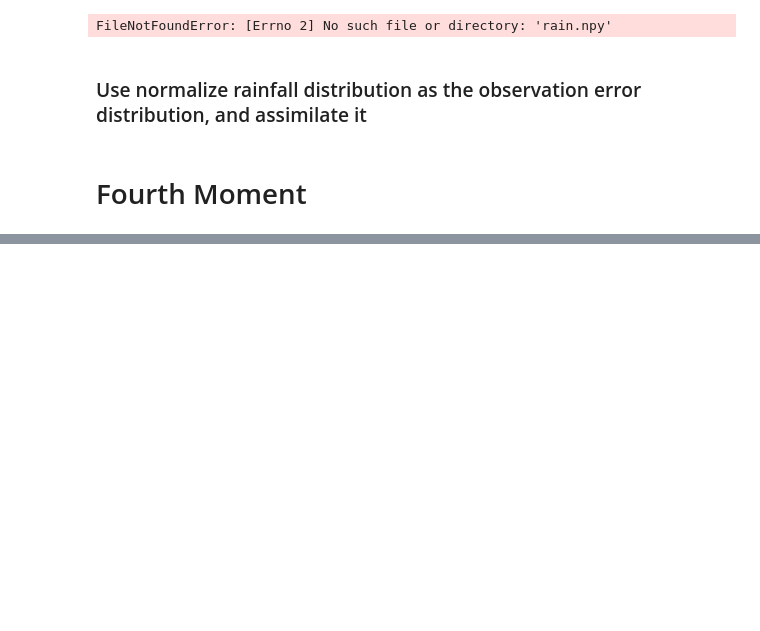
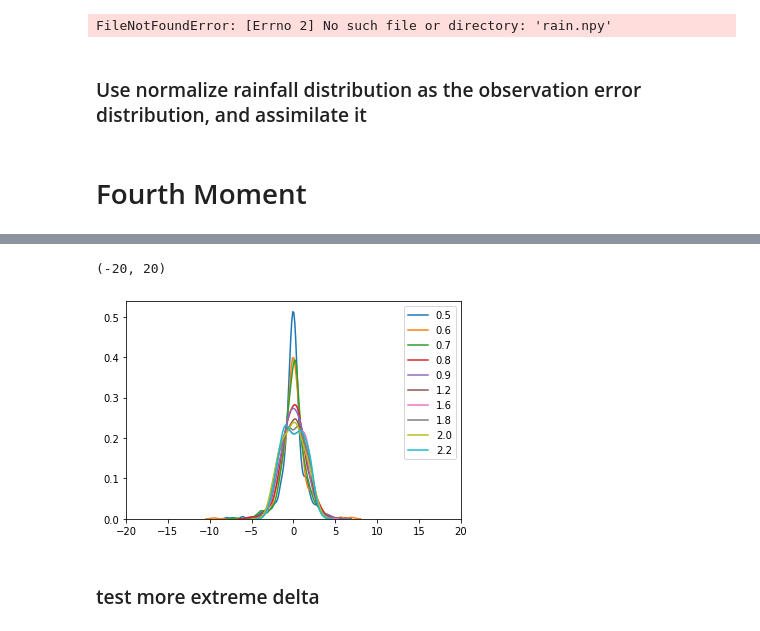
Before and after one commit to micky85lu/Data-Assimilation-Project, a Jupyter notebook: experiment.ipynb, the cells around one changed output, grey strips where cells are left out. Saved outputs shown, nothing was run; the diff lists cells and outputs as text; code cells hidden in the pictures; blank space fills up the shorter version.

```diff
--- a/experiment.ipynb
+++ b/experiment.ipynb
@@ -852,0 +964,14 @@ plt.xticks([0, 1, 2], ['X', 'Y', 'Z']);
+# %%
+fig, ax = plt.subplots()
+
+for key in ex_obs_dict.keys():
+    obs = ex_obs_dict[key]
+    obserr = obs - X_nature[:,::obs_intv]
+    obserr = obserr.ravel()
+    sns.kdeplot(obserr, label=key, ax=ax)
+plt.xlim([-20, 20])
+# %% [output]
+(-20, 20)
+[figure, added]
+# %% [markdown]
+### test more extreme delta
```
Also changed, not shown: parts of 16 cells of this notebook, 3 other files.
